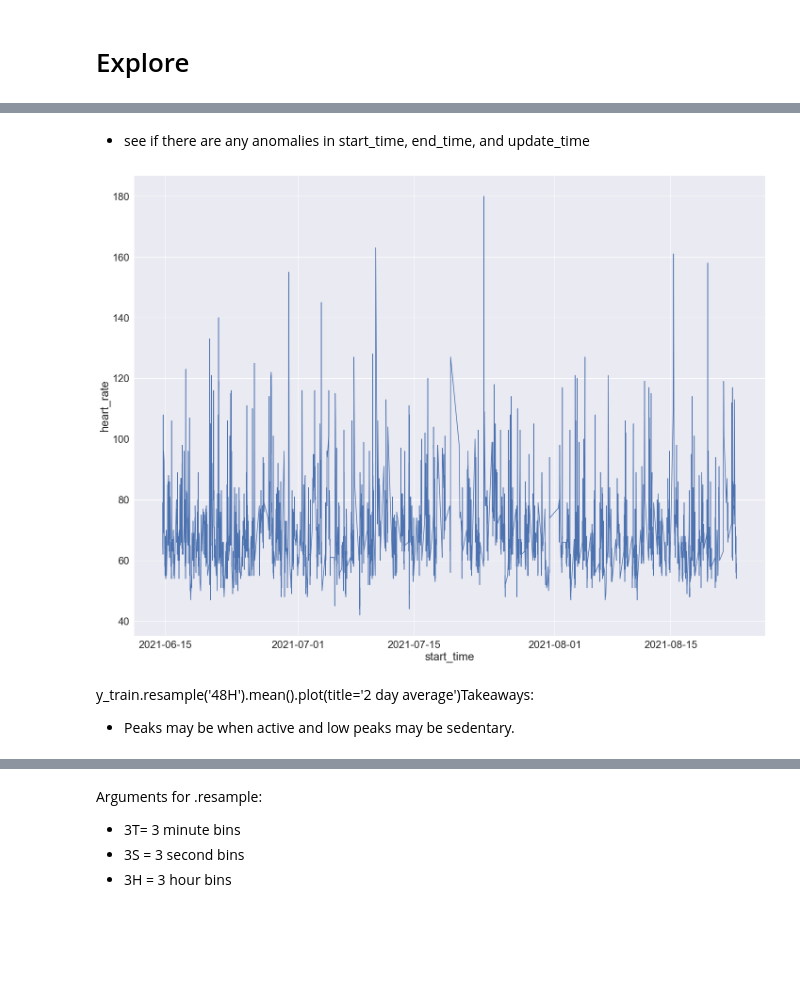
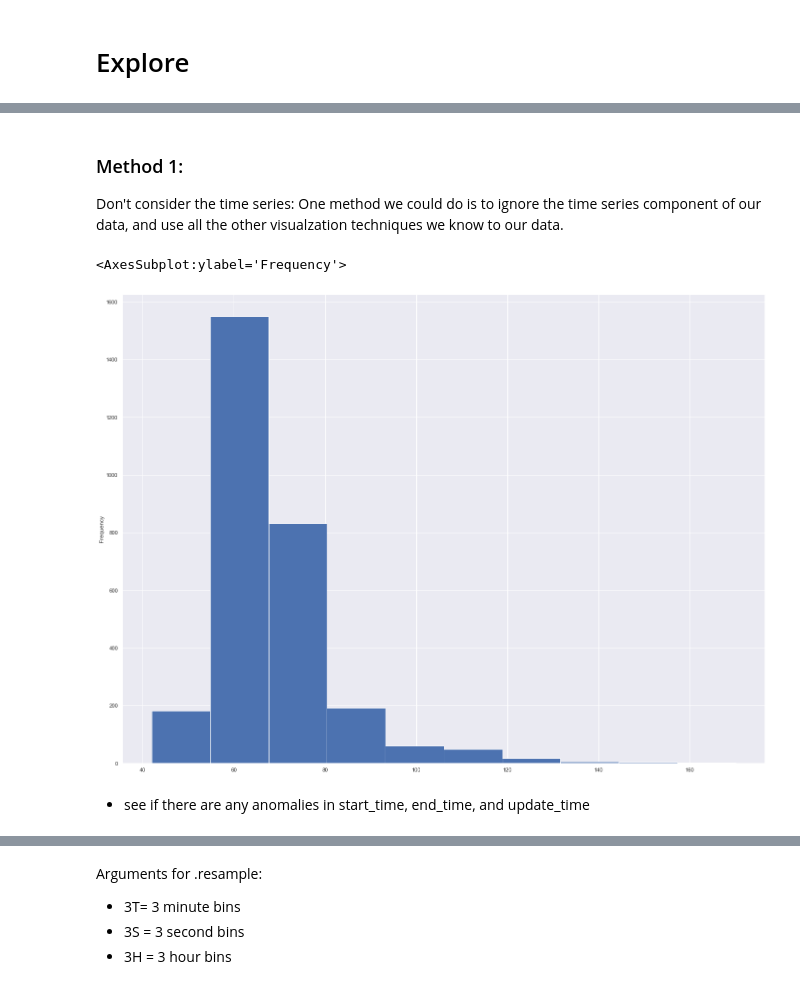
Before and after one commit to LinhQuach13/samsung_heart_rate_fit2, a Jupyter notebook: time_series_samsung_data.ipynb, the cells around one changed output, grey strips where cells are left out. Cells and saved outputs as stored; diff of their text form; code cells hidden in the pictures; blank space fills up the shorter version.

```diff
--- a/time_series_samsung_data.ipynb
+++ b/time_series_samsung_data.ipynb
@@ -230,0 +266,5 @@ train.shape, validate.shape, test.shape
+# %%
+# store our target in a variable named y for ease of access and for visualization purposes
+y= train.heart_rate
+
+y.head()
@@ -231,10 +279,12 @@ train.shape, validate.shape, test.shape
+# %% [markdown]
+### Method 1:
+Don't consider the time series:
+One method we could do is to ignore the time series component of our data, and use all the other visualzation techniques we know to our data.
+# %%
+# histogram to show the distribution of our target variable
+y.plot.hist()
+# %% [output]
+<AxesSubplot:ylabel='Frequency'>
+[figure, added]
 # %% [markdown]
 - see if there are any anomalies in start_time, end_time, and update_time
-# %%
-sns.lineplot(x= 'start_time', y= 'heart_rate', data=train)
-sns.set(rc={'figure.figsize':(24,18)})
-# %% [output]
-[figure, removed]
-# %% [markdown]
-y_train.resample('48H').mean().plot(title='2 day average')Takeaways:
-- Peaks may be when active and low peaks may be sedentary.
```
Also changed, not shown: parts of 44 cells of this notebook.
